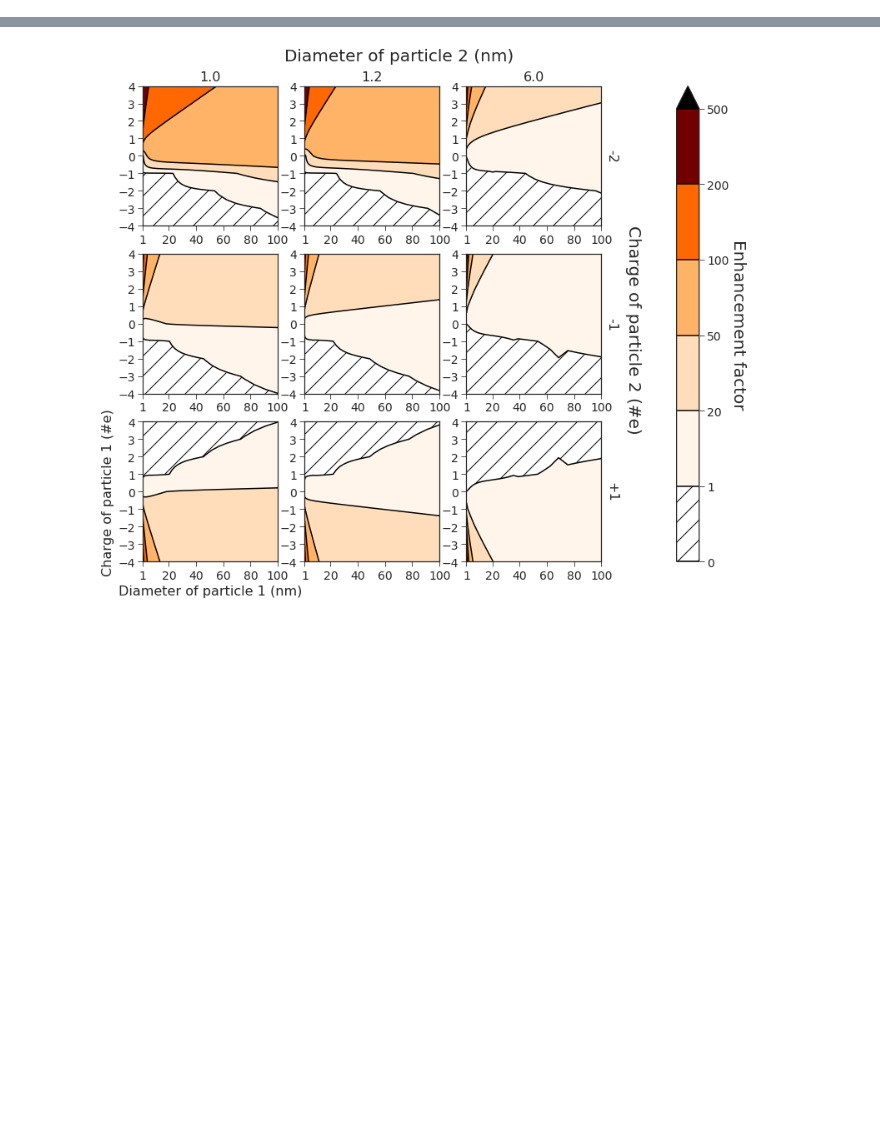
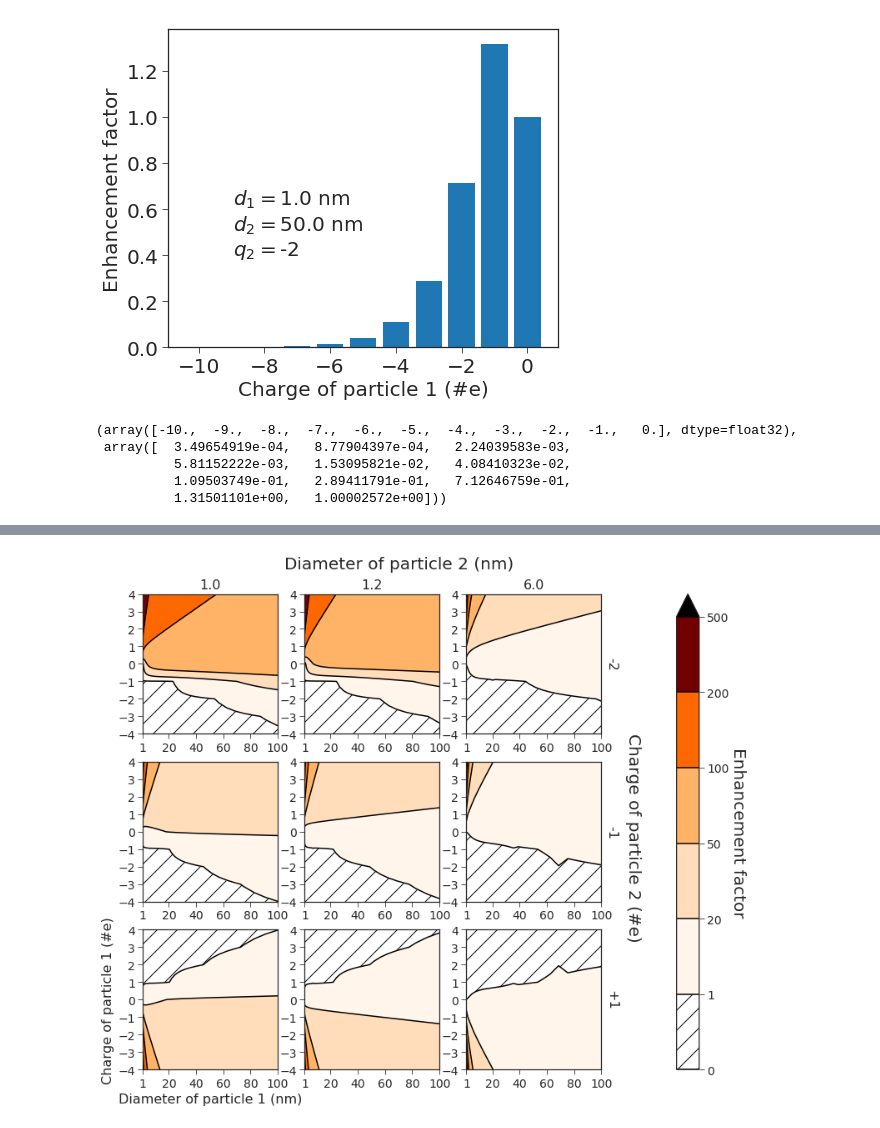
Before and after one commit to caos21/ndust, a Jupyter notebook: press/efactor-results.ipynb, the cells around one changed output, grey strips where cells are left out. Saved outputs shown, nothing was run; the diff lists cells and outputs as text; code cells hidden in the pictures; blank space fills up the shorter version.

```diff
--- a/press/efactor-results.ipynb
+++ b/press/efactor-results.ipynb
@@ -244,0 +299,12 @@ class mplot4d(object):
+# %%
+m4d = mplot4d("grid-linear-IPA-force-50")
+# %%
+m4d.plot_vs_charge(0, 49, 28, 'name', np.arange(20, 31))
+#m4d.plot_vs_charge(0, 0, 28, 'name', np.arange(0, 28))
+# %% [output]
+[figure, added]
+(array([-10.,  -9.,  -8.,  -7.,  -6.,  -5.,  -4.,  -3.,  -2.,  -1.,   0.], dtype=float32),
+ array([  3.49654919e-04,   8.77904397e-04,   2.24039583e-03,
+          5.81152222e-03,   1.53095821e-02,   4.08410323e-02,
+          1.09503749e-01,   2.89411791e-01,   7.12646759e-01,
+          1.31501101e+00,   1.00002572e+00]))
```
Also changed, not shown: parts of 9 cells of this notebook, 1 other file.
